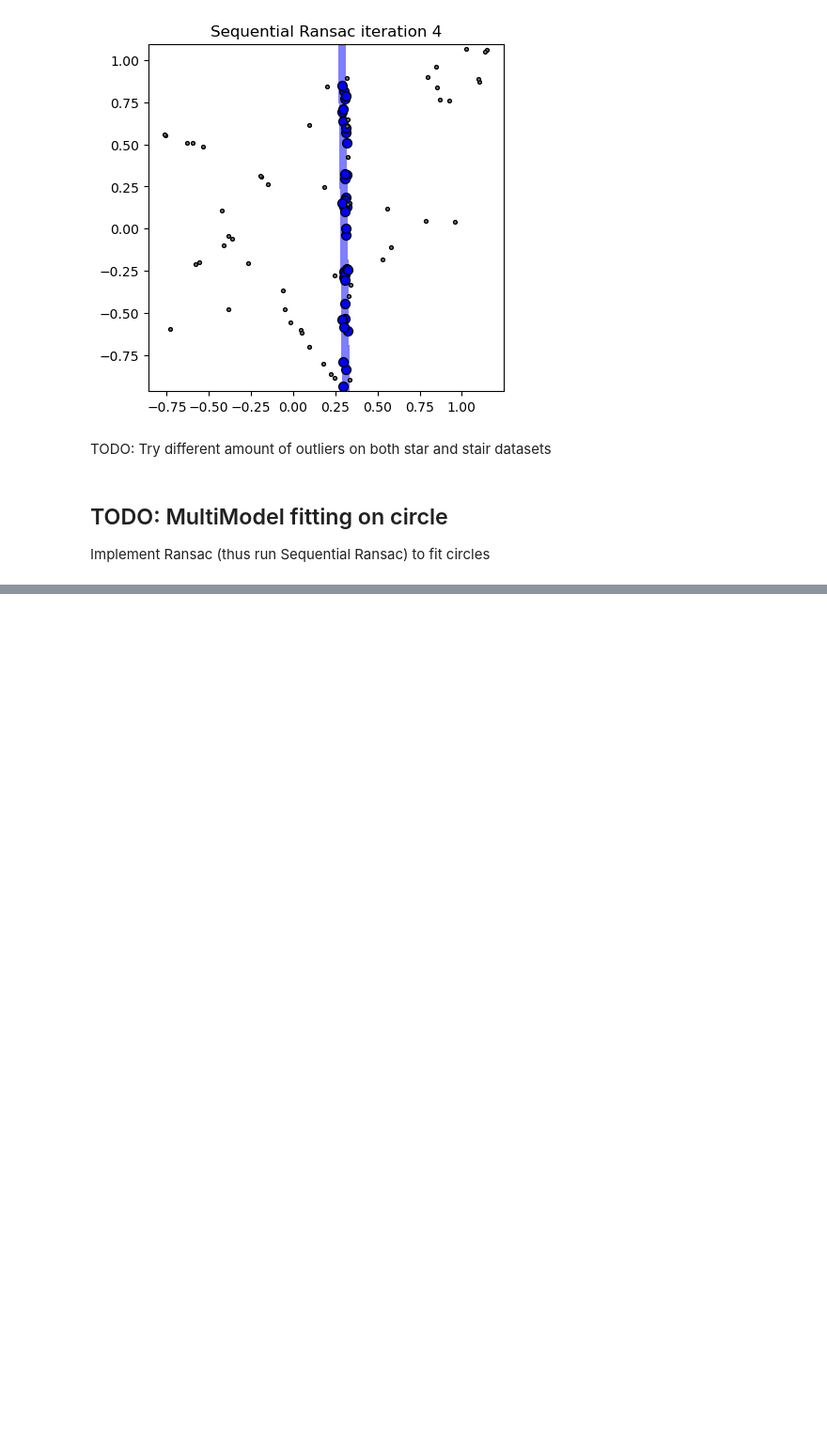
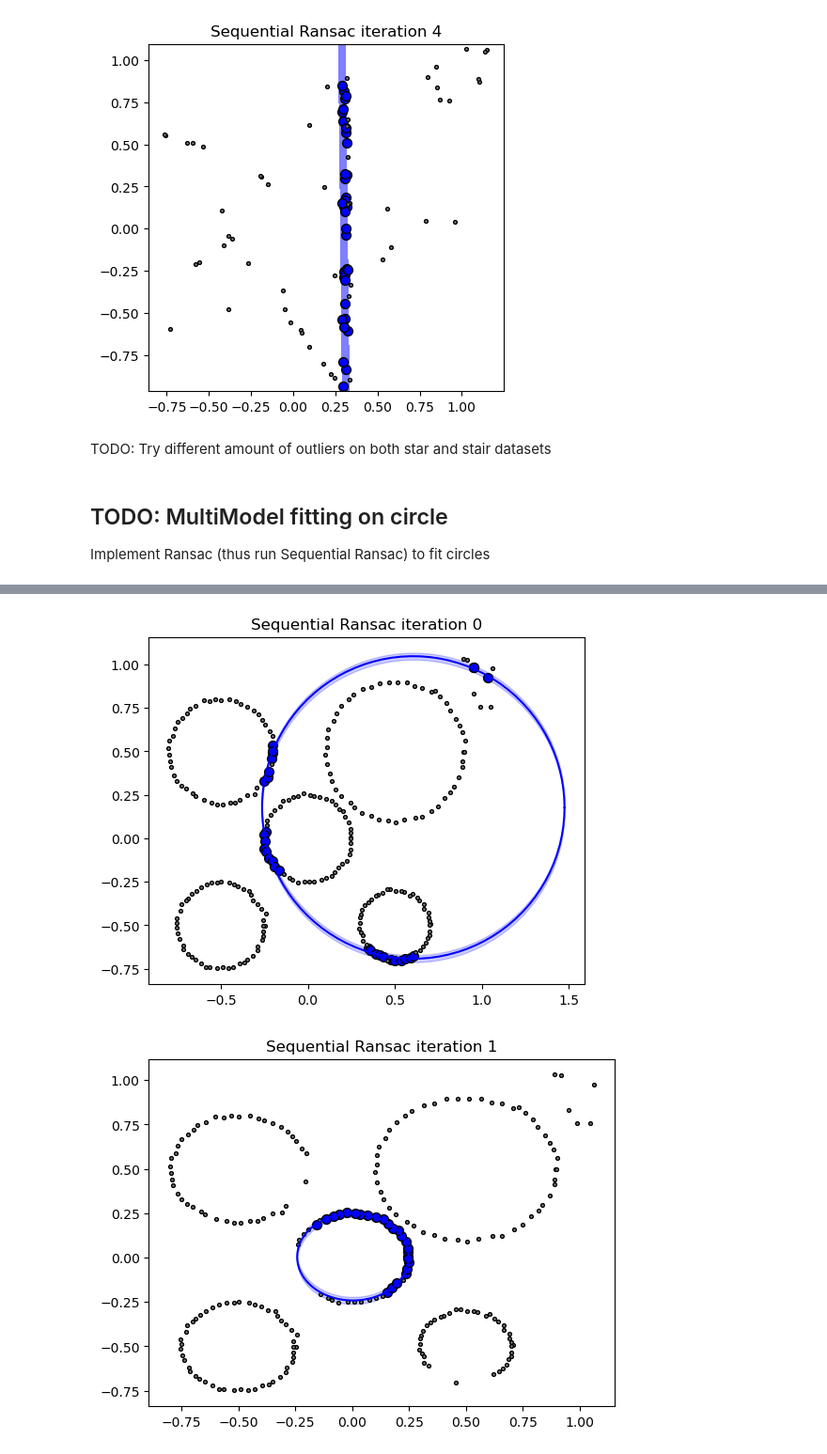
Before and after one commit to SergioPardo55/MMMIP, a Jupyter notebook: Lez24/lez_24_Multi_Model_Fitting.ipynb, the cells around one changed output, grey strips where cells are left out. Shown at 94% size. Saved outputs shown, nothing was run; the diff lists cells and outputs as text; code cells hidden in the pictures; blank space fills up the shorter version.

```diff
--- a/Lez24/lez_24_Multi_Model_Fitting.ipynb
+++ b/Lez24/lez_24_Multi_Model_Fitting.ipynb
@@ -376,0 +434,13 @@ Implement Ransac (thus run Sequential Ransac) to fit circles
+# %%
+def calculate_residuals(X, a, b, r):
+    # Extract x and y coordinates from X
+    x = X[0, :]
+    y = X[1, :]
+
+    # Calculate the distance from each point to the center (a, b)
+    distances = np.sqrt((x - a)**2 + (y - b)**2)
+
+    # Calculate the residuals as the difference between these distances and the radius
+    residuals = distances - r
+
+    return residuals
@@ -376,0 +526,23 @@ Implement Ransac (thus run Sequential Ransac) to fit circles
+# %%
+Y = X.copy()
+plt.gca().set_aspect('equal')
+for i in range(kappa):
+
+    # display a band for each model estimated (see display_band function)
+    display_circle(Y, currentModel[i], epsi, col)
+
+    # plot inliers for this model
+    plt.scatter(Y[0,currentInliers[i]], Y[1,currentInliers[i]], 50, col, marker='o', edgecolors='k', alpha=1)
+
+    # you need to remove the inliers you have plot from Y, otherwise the indexes are wrong
+    Y = np.delete(Y, currentInliers[i], axis=1)
+
+    # plot the remaining inliers in gray just for guidance
+    plt.scatter(Y[0, :], Y[1, :], 30, "gray", marker=".", edgecolors="k")
+
+    plt.title(f'Sequential Ransac iteration {i:d}')
+
+    plt.show()
+# %% [output]
+[figure, added]
+[figure, added]
```
Also changed, not shown: parts of 5 cells of this notebook.
